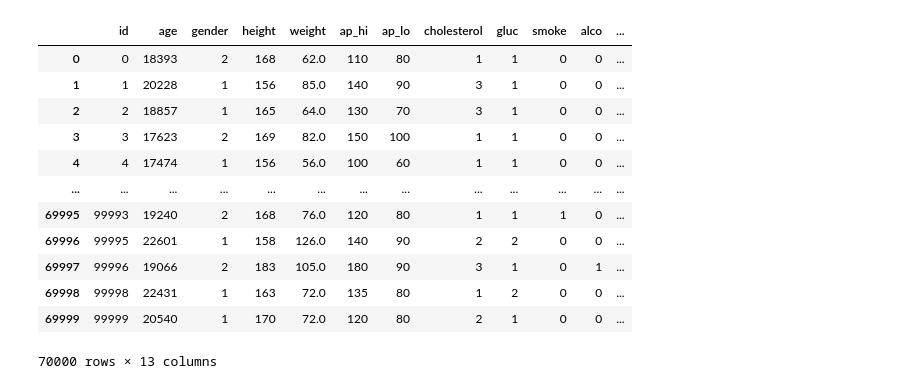
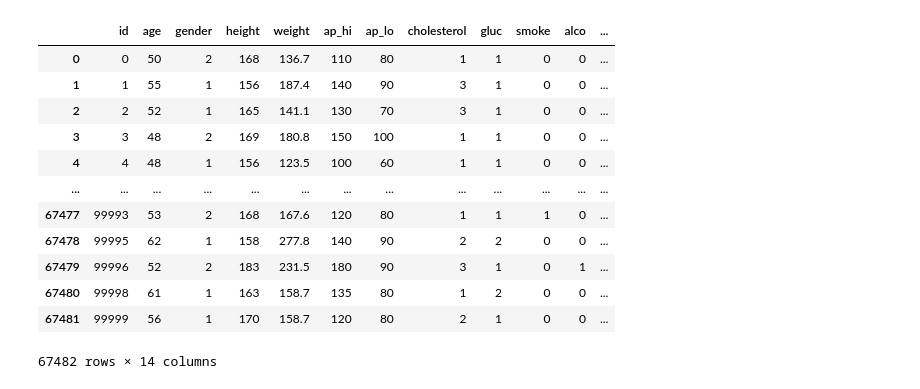
Before and after one commit to zborglin/CardioCoders, a Jupyter notebook: cardio_distributions.ipynb, the cells around one changed output. Drawn from its saved outputs; the diff is of its cells as text; code cells hidden in the pictures.

```diff
--- a/cardio_distributions.ipynb
+++ b/cardio_distributions.ipynb
@@ -2,27 +2,27 @@
 import pandas as pd
 # %%
 # Read in the CSV file
-#file = "cardio_training_clean.csv"
-file = "cardio_training.csv"
+file = "cardio_training_clean.csv"
+#file = "cardio_training.csv"
 #df = pd.read_csv(file, skiprows=[0])
-df_1 = pd.read_csv(file)
+df_clean = pd.read_csv(file)
 #df_1 = df_1.set_index('id')
 #(bins =12, alpha=0.5
-df_1
+df_clean
 # %% [output]
 |  | id | age | gender | height | weight | ap_hi | ap_lo | cholesterol | gluc | smoke | alco | ... |
-| 0 | 0 | 18393 | 2 | 168 | 62.0 | 110 | 80 | 1 | 1 | 0 | 0 | ... |
-| 1 | 1 | 20228 | 1 | 156 | 85.0 | 140 | 90 | 3 | 1 | 0 | 0 | ... |
-| 2 | 2 | 18857 | 1 | 165 | 64.0 | 130 | 70 | 3 | 1 | 0 | 0 | ... |
-| 3 | 3 | 17623 | 2 | 169 | 82.0 | 150 | 100 | 1 | 1 | 0 | 0 | ... |
-| 4 | 4 | 17474 | 1 | 156 | 56.0 | 100 | 60 | 1 | 1 | 0 | 0 | ... |
+| 0 | 0 | 50 | 2 | 168 | 136.7 | 110 | 80 | 1 | 1 | 0 | 0 | ... |
+| 1 | 1 | 55 | 1 | 156 | 187.4 | 140 | 90 | 3 | 1 | 0 | 0 | ... |
+| 2 | 2 | 52 | 1 | 165 | 141.1 | 130 | 70 | 3 | 1 | 0 | 0 | ... |
+| 3 | 3 | 48 | 2 | 169 | 180.8 | 150 | 100 | 1 | 1 | 0 | 0 | ... |
+| 4 | 4 | 48 | 1 | 156 | 123.5 | 100 | 60 | 1 | 1 | 0 | 0 | ... |
 | ... | ... | ... | ... | ... | ... | ... | ... | ... | ... | ... | ... | ... |
-| 69995 | 99993 | 19240 | 2 | 168 | 76.0 | 120 | 80 | 1 | 1 | 1 | 0 | ... |
-| 69996 | 99995 | 22601 | 1 | 158 | 126.0 | 140 | 90 | 2 | 2 | 0 | 0 | ... |
-| 69997 | 99996 | 19066 | 2 | 183 | 105.0 | 180 | 90 | 3 | 1 | 0 | 1 | ... |
-| 69998 | 99998 | 22431 | 1 | 163 | 72.0 | 135 | 80 | 1 | 2 | 0 | 0 | ... |
-| 69999 | 99999 | 20540 | 1 | 170 | 72.0 | 120 | 80 | 2 | 1 | 0 | 0 | ... |
+| 67477 | 99993 | 53 | 2 | 168 | 167.6 | 120 | 80 | 1 | 1 | 1 | 0 | ... |
+| 67478 | 99995 | 62 | 1 | 158 | 277.8 | 140 | 90 | 2 | 2 | 0 | 0 | ... |
+| 67479 | 99996 | 52 | 2 | 183 | 231.5 | 180 | 90 | 3 | 1 | 0 | 1 | ... |
+| 67480 | 99998 | 61 | 1 | 163 | 158.7 | 135 | 80 | 1 | 2 | 0 | 0 | ... |
+| 67481 | 99999 | 56 | 1 | 170 | 158.7 | 120 | 80 | 2 | 1 | 0 | 0 | ... |
-70000 rows × 13 columns
+67482 rows × 14 columns
 # %%
 # libraries & dataset
 import seaborn as sns
```
Also changed, not shown: parts of 2 cells of this notebook.
